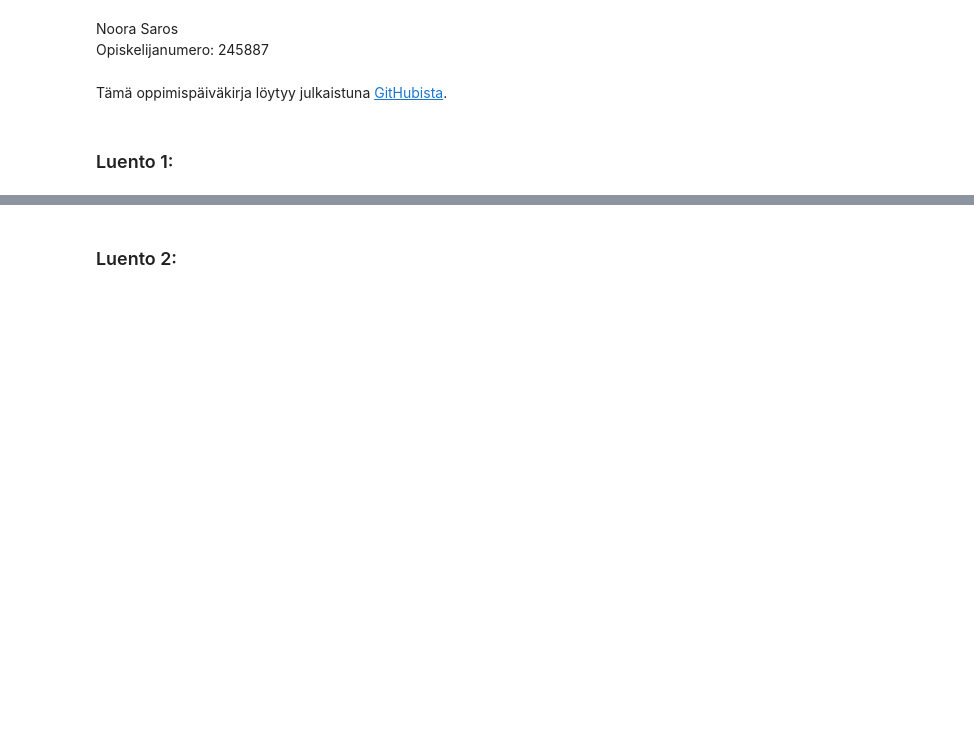
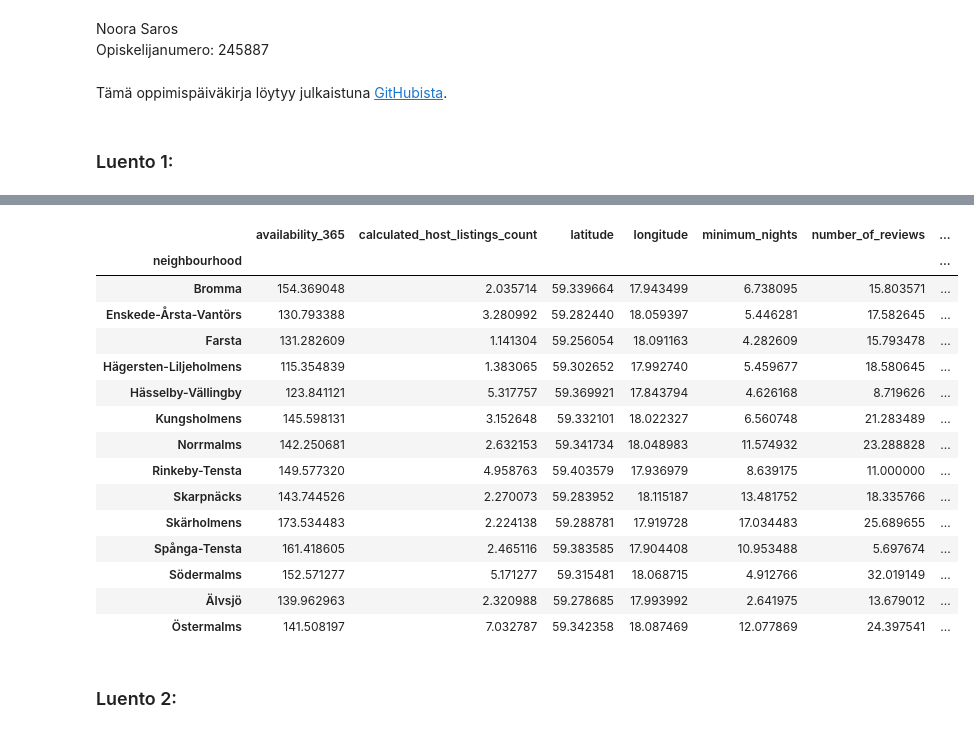
Before and after one commit to noorasaros/JODA2021_oppimispk, a Jupyter notebook: oppimispk.ipynb, the cells around one changed output, grey strips where cells are left out. Cells and saved outputs as stored; diff of their text form; code cells hidden in the pictures; blank space fills up the shorter version.

```diff
--- a/oppimispk.ipynb
+++ b/oppimispk.ipynb
@@ -38,0 +23,5 @@ print(x)
+# %%
+# Ensimmäisinä koodipätkinä harjoittelin pandasin ja taulukoiden perustoiminnallisuuksia osana Jupyter-työkirjaa.
+# Ideat koodin toteutukseen on saatu luennolta.
+# Luetaan csv
+df=pd.read_csv('data/listings.csv')
@@ -39,3 +38,23 @@ print(x)
+# %%
+# Pivot-taulukko naapurustosta, dropataan id:t
+df.pivot_table(df, index=["neighbourhood"], aggfunc=np.mean).drop(columns=['host_id','id'])
+# %% [output]
+|  | availability_365 | calculated_host_listings_count | latitude | longitude | minimum_nights | number_of_reviews | ... |
+| neighbourhood |  |  |  |  |  |  | ... |
+| Bromma | 154.369048 | 2.035714 | 59.339664 | 17.943499 | 6.738095 | 15.803571 | ... |
+| Enskede-Årsta-Vantörs | 130.793388 | 3.280992 | 59.282440 | 18.059397 | 5.446281 | 17.582645 | ... |
+| Farsta | 131.282609 | 1.141304 | 59.256054 | 18.091163 | 4.282609 | 15.793478 | ... |
+| Hägersten-Liljeholmens | 115.354839 | 1.383065 | 59.302652 | 17.992740 | 5.459677 | 18.580645 | ... |
+| Hässelby-Vällingby | 123.841121 | 5.317757 | 59.369921 | 17.843794 | 4.626168 | 8.719626 | ... |
+| Kungsholmens | 145.598131 | 3.152648 | 59.332101 | 18.022327 | 6.560748 | 21.283489 | ... |
+| Norrmalms | 142.250681 | 2.632153 | 59.341734 | 18.048983 | 11.574932 | 23.288828 | ... |
+| Rinkeby-Tensta | 149.577320 | 4.958763 | 59.403579 | 17.936979 | 8.639175 | 11.000000 | ... |
+| Skarpnäcks | 143.744526 | 2.270073 | 59.283952 | 18.115187 | 13.481752 | 18.335766 | ... |
+| Skärholmens | 173.534483 | 2.224138 | 59.288781 | 17.919728 | 17.034483 | 25.689655 | ... |
+| Spånga-Tensta | 161.418605 | 2.465116 | 59.383585 | 17.904408 | 10.953488 | 5.697674 | ... |
+| Södermalms | 152.571277 | 5.171277 | 59.315481 | 18.068715 | 4.912766 | 32.019149 | ... |
+| Älvsjö | 139.962963 | 2.320988 | 59.278685 | 17.993992 | 2.641975 | 13.679012 | ... |
+| Östermalms | 141.508197 | 7.032787 | 59.342358 | 18.087469 | 12.077869 | 24.397541 | ... |
 # %% [markdown]
 ### Luento 2:
 # %% [markdown]
```
Also changed, not shown: parts of 11 cells of this notebook, 2 other files.
